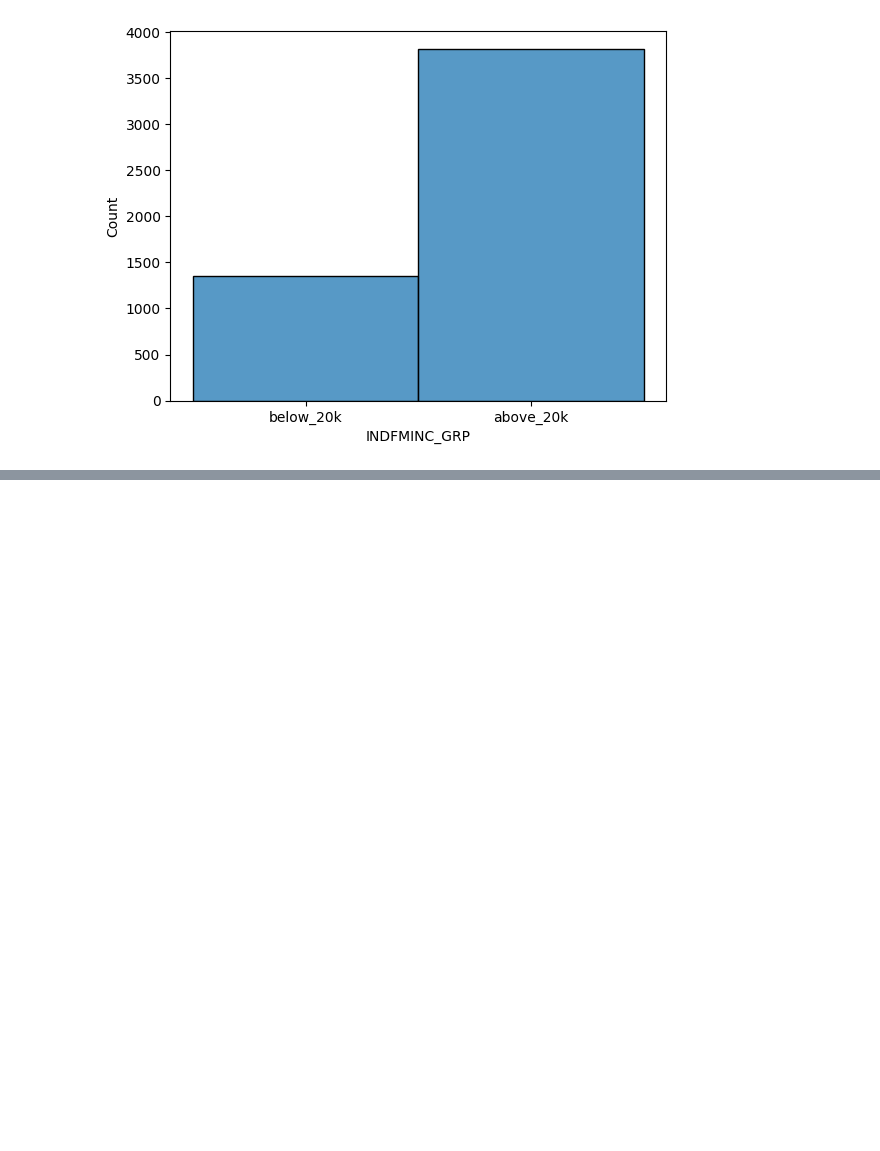
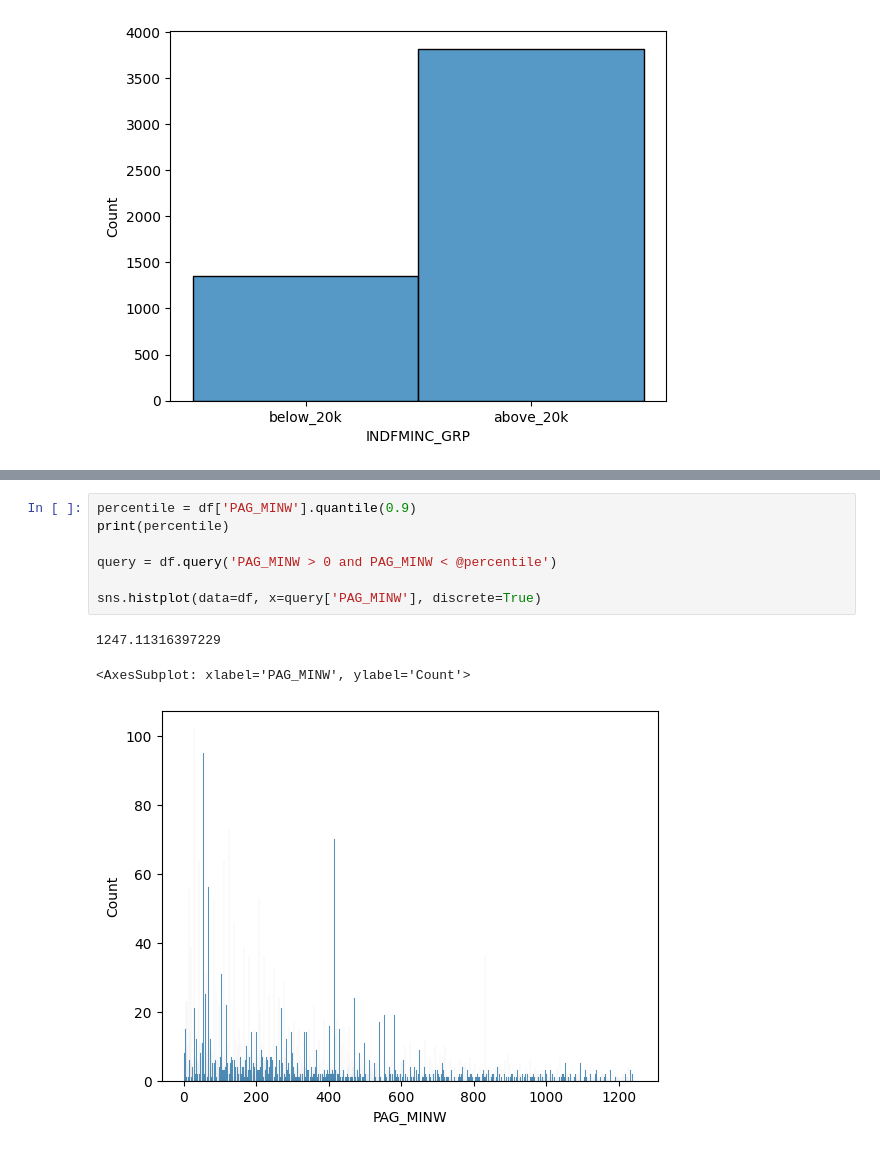
Before and after one commit to thiago-paim/tera-desafio-inferencia, a Jupyter notebook: notebooks/univariate_analysis.ipynb, the cells around one changed output, grey strips where cells are left out. Drawn from its saved outputs; the diff is of its cells as text; blank space fills up the shorter version.

```diff
--- a/notebooks/univariate_analysis.ipynb
+++ b/notebooks/univariate_analysis.ipynb
@@ -386,0 +445,11 @@ histplot():
+# %%
+percentile = df['PAG_MINW'].quantile(0.9)
+print(percentile)
+
+query = df.query('PAG_MINW > 0 and PAG_MINW < @percentile')
+
+sns.histplot(data=df, x=query['PAG_MINW'], discrete=True)
+# %% [output]
+1247.11316397229
+<AxesSubplot: xlabel='PAG_MINW', ylabel='Count'>
+[figure, added]
```
Also changed, not shown: parts of 15 cells of this notebook.
